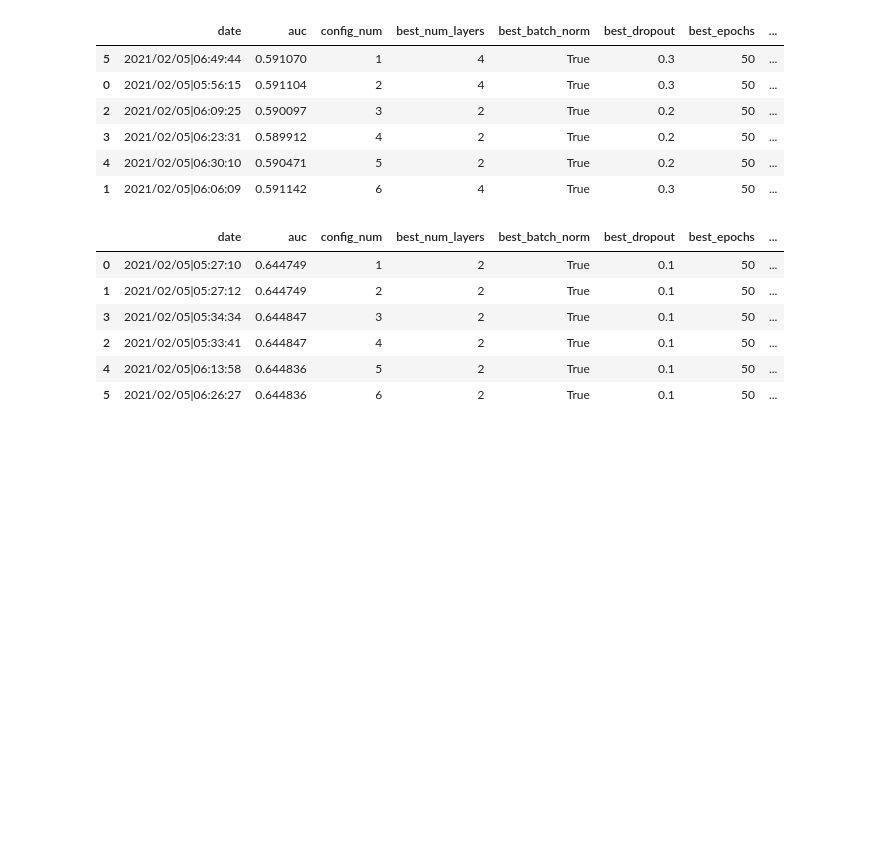
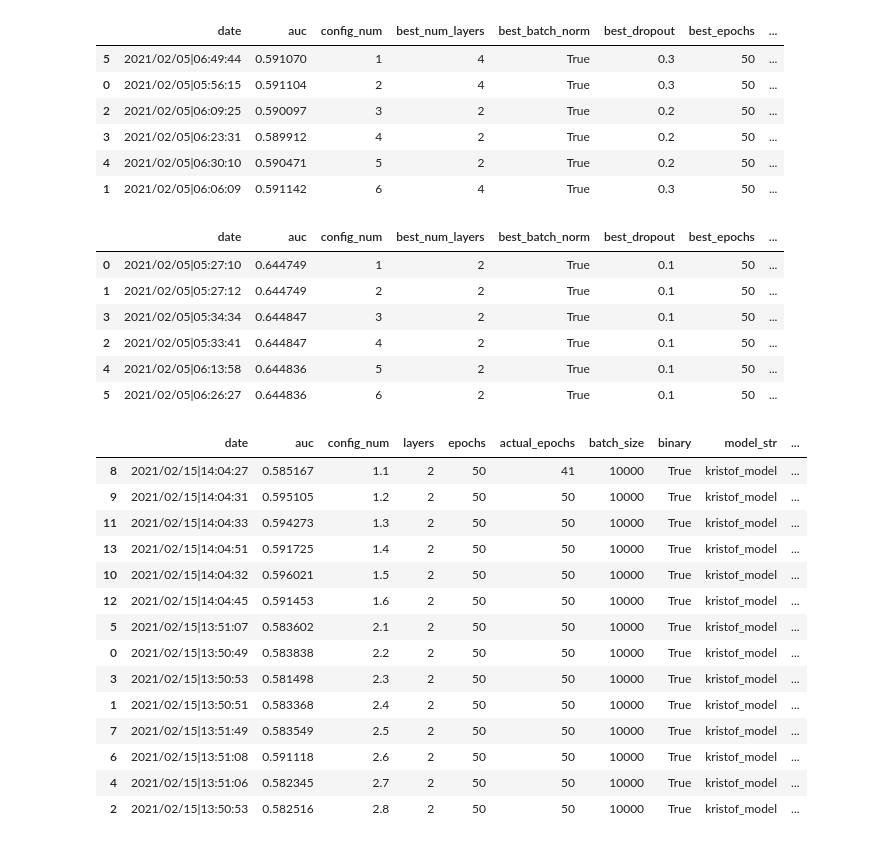
Before and after one commit to stanleyycheung/MSci-Project-HiggsTauTau, a Jupyter notebook: stanley/create_tables.ipynb, the cells around one changed output. Saved outputs shown, nothing was run; the diff lists cells and outputs as text; code cells hidden in the pictures; blank space fills up the shorter version.

Commit message:
new tables for slides

```diff
--- a/stanley/create_tables.ipynb
+++ b/stanley/create_tables.ipynb
@@ -105,3 +101,43 @@ df.sort_values('config_num')
 | 2 | 2021/02/05|05:33:41 | 0.644847 | 4 | 2 | True | 0.1 | 50 | ... |
 | 4 | 2021/02/05|06:13:58 | 0.644836 | 5 | 2 | True | 0.1 | 50 | ... |
 | 5 | 2021/02/05|06:26:27 | 0.644836 | 6 | 2 | True | 0.1 | 50 | ... |
+# %%
+data = """
+2021/02/15|13:50:49,0.5838380560290424,2.2,2,50,50,10000,True,kristof_model,_neutrino_met_ip_sv
+2021/02/15|13:50:51,0.5833680443444451,2.4,2,50,50,10000,True,kristof_model,_neutrino_met_ip_sv
+2021/02/15|13:50:53,0.5825157730972967,2.8,2,50,50,10000,True,kristof_model,_neutrino_met_ip_sv
+2021/02/15|13:50:53,0.5814984211383082,2.3,2,50,50,10000,True,kristof_model,_neutrino_met_ip_sv
+2021/02/15|13:51:06,0.5823445918422326,2.7,2,50,50,10000,True,kristof_model,_neutrino_met_ip_sv
+2021/02/15|13:51:07,0.583602140294284,2.1,2,50,50,10000,True,kristof_model,_neutrino_met_ip_sv
+2021/02/15|13:51:08,0.5911182690312136,2.6,2,50,50,10000,True,kristof_model,_neutrino_met_ip_sv
+2021/02/15|13:51:49,0.583548846341297,2.5,2,50,50,10000,True,kristof_model,_neutrino_met_ip_sv
+2021/02/15|14:04:27,0.5851674129798082,1.1,2,50,41,10000,True,kristof_model,_neutrino_met_ip_sv
+2021/02/15|14:04:31,0.5951053607814707,1.2,2,50,50,10000,True,kristof_model,_neutrino_met_ip_sv
+2021/02/15|14:04:32,0.5960206362010106,1.5,2,50,50,10000,True,kristof_model,_neutrino_met_ip_sv
+2021/02/15|14:04:33,0.5942726130757483,1.3,2,50,50,10000,True,kristof_model,_neutrino_met_ip_sv
+2021/02/15|14:04:45,0.591452762662828,1.6,2,50,50,10000,True,kristof_model,_neutrino_met_ip_sv
+2021/02/15|14:04:51,0.5917249756028093,1.4,2,50,50,10000,True,kristof_model,_neutrino_met_ip_sv
+"""
+
+names = ['date', 'auc', 'config_num', 'layers','epochs','actual_epochs', 'batch_size','binary','model_str','addons']
+from io import StringIO
+df = pd.read_csv(StringIO(data), names=names)
+# df.drop(["1","2","3","4","5","6","7","8","9","10","11","12"], axis=1, inplace=True)
+# df.drop(['layers', 'binary', 'model'], axis=1, inplace=True)
+df.sort_values('config_num')
+# %% [output]
+|  | date | auc | config_num | layers | epochs | actual_epochs | batch_size | binary | model_str | ... |
+| 8 | 2021/02/15|14:04:27 | 0.585167 | 1.1 | 2 | 50 | 41 | 10000 | True | kristof_model | ... |
+| 9 | 2021/02/15|14:04:31 | 0.595105 | 1.2 | 2 | 50 | 50 | 10000 | True | kristof_model | ... |
+| 11 | 2021/02/15|14:04:33 | 0.594273 | 1.3 | 2 | 50 | 50 | 10000 | True | kristof_model | ... |
+| 13 | 2021/02/15|14:04:51 | 0.591725 | 1.4 | 2 | 50 | 50 | 10000 | True | kristof_model | ... |
+| 10 | 2021/02/15|14:04:32 | 0.596021 | 1.5 | 2 | 50 | 50 | 10000 | True | kristof_model | ... |
+| 12 | 2021/02/15|14:04:45 | 0.591453 | 1.6 | 2 | 50 | 50 | 10000 | True | kristof_model | ... |
+| 5 | 2021/02/15|13:51:07 | 0.583602 | 2.1 | 2 | 50 | 50 | 10000 | True | kristof_model | ... |
+| 0 | 2021/02/15|13:50:49 | 0.583838 | 2.2 | 2 | 50 | 50 | 10000 | True | kristof_model | ... |
+| 3 | 2021/02/15|13:50:53 | 0.581498 | 2.3 | 2 | 50 | 50 | 10000 | True | kristof_model | ... |
+| 1 | 2021/02/15|13:50:51 | 0.583368 | 2.4 | 2 | 50 | 50 | 10000 | True | kristof_model | ... |
+| 7 | 2021/02/15|13:51:49 | 0.583549 | 2.5 | 2 | 50 | 50 | 10000 | True | kristof_model | ... |
+| 6 | 2021/02/15|13:51:08 | 0.591118 | 2.6 | 2 | 50 | 50 | 10000 | True | kristof_model | ... |
+| 4 | 2021/02/15|13:51:06 | 0.582345 | 2.7 | 2 | 50 | 50 | 10000 | True | kristof_model | ... |
+| 2 | 2021/02/15|13:50:53 | 0.582516 | 2.8 | 2 | 50 | 50 | 10000 | True | kristof_model | ... |
```
Also changed, not shown: parts of 1 cell of this notebook.
